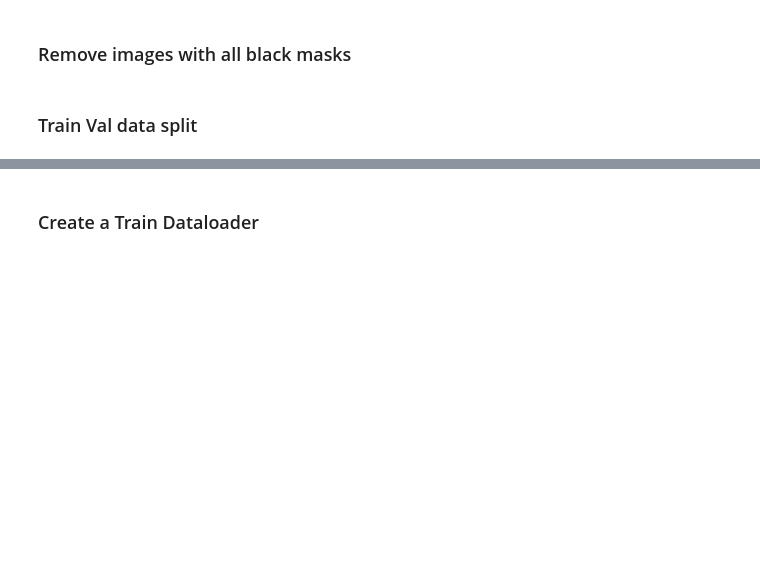
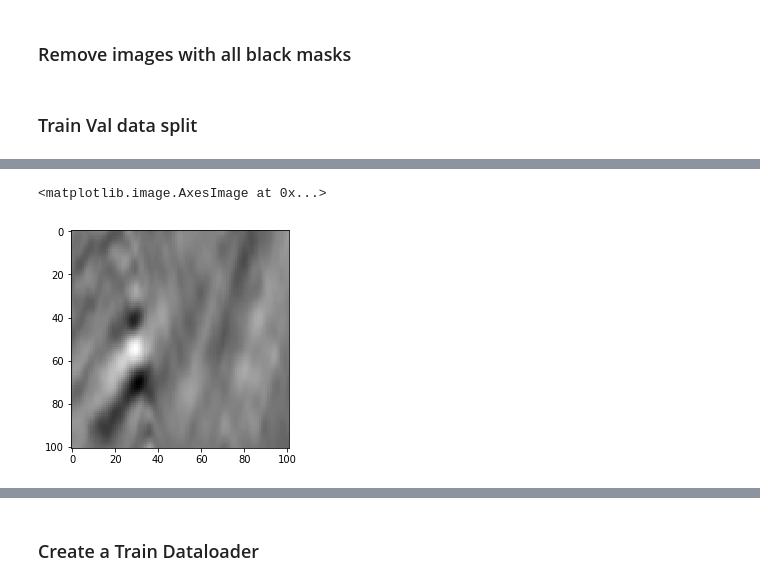
Before and after one commit to allen-q/salt_oil, a Jupyter notebook: salt_model_v28_resnet_new_design.ipynb, the cells around one changed output, grey strips where cells are left out. Cells and saved outputs as stored; diff of their text form; code cells hidden in the pictures; blank space fills up the shorter version.

```diff
--- a/salt_model_v28_resnet_new_design.ipynb
+++ b/salt_model_v28_resnet_new_design.ipynb
@@ -369,0 +346,5 @@ img_out = tsfm(img_in)'''
+# %%
+plt.imshow(np.array(img_out)[:,:,0], cmap='gray')
+# %% [output]
+<matplotlib.image.AxesImage at 0x...>
+[figure, added]
```
Also changed, not shown: parts of 29 cells of this notebook, 1 other file.
